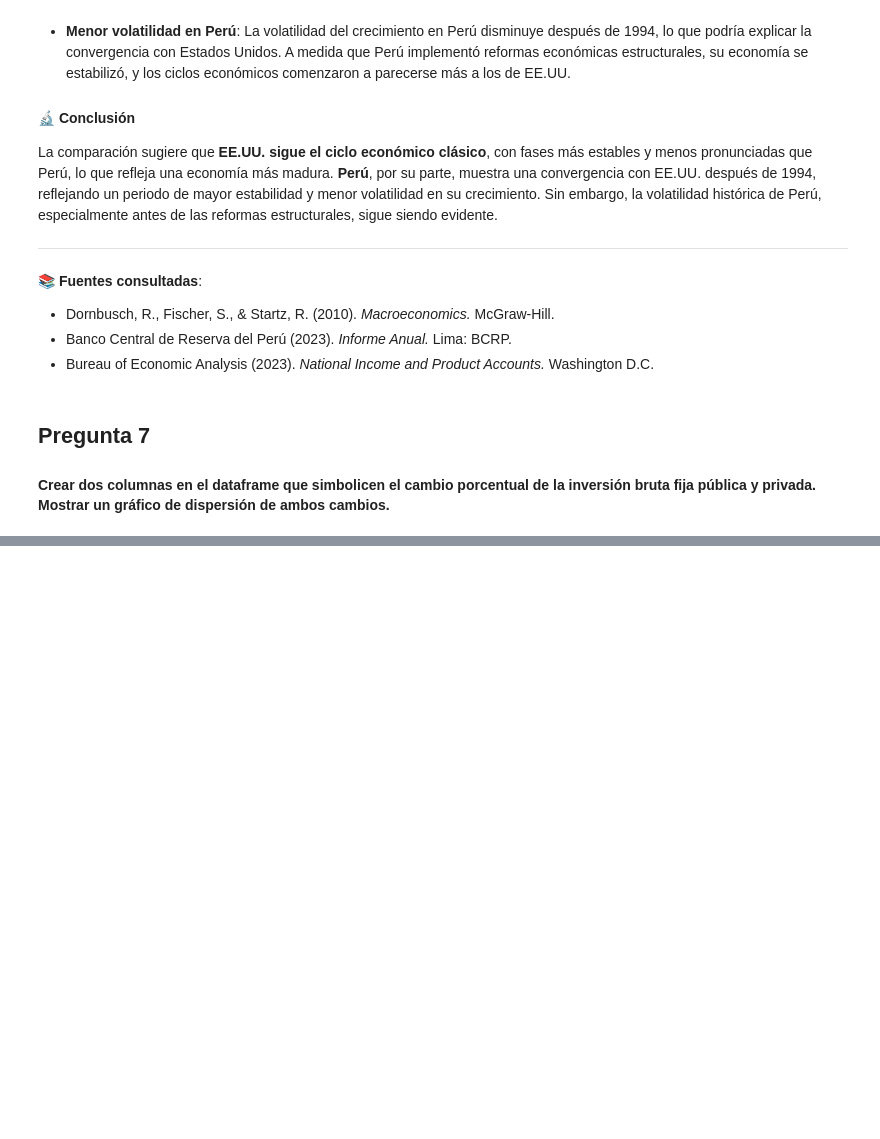
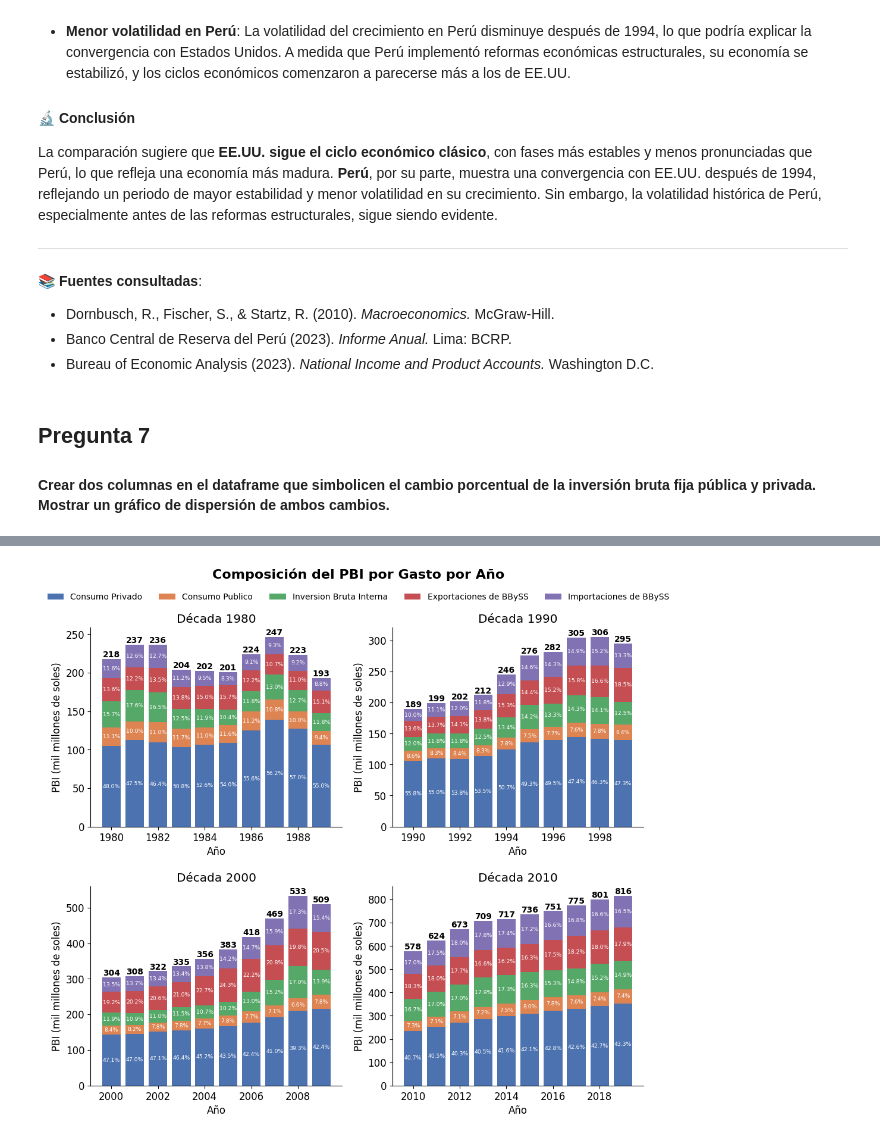
Before and after one commit to Luivelo/Expresate_Peru_con_Datos_2024_Team_GPT, a Jupyter notebook: Proyecto/Storytelling_working_enviroment.ipynb, the cells around one changed output, grey strips where cells are left out. Drawn from its saved outputs; the diff is of its cells as text; code cells hidden in the pictures; blank space fills up the shorter version.

```diff
--- a/Proyecto/Storytelling_working_enviroment.ipynb
+++ b/Proyecto/Storytelling_working_enviroment.ipynb
@@ -591,0 +715,84 @@ La comparación sugiere que **EE.UU. sigue el ciclo económico clásico**, con f
+# %%
+# Filtramos los datos desde 1980
+data_PIB_gasto = data.copy()
+data_PIB_gasto = data_PIB_gasto[(data_PIB_gasto['Año'] >= 1980) & (data_PIB_gasto['Año'] <= 2019)]
+data_PIB_gasto['Año'] = data_PIB_gasto['Año'].astype(int)
+
+# Definir las columnas relevantes para la composición del PBI por gasto
+columns_of_interest = [
+    'Consumo Privado',
+    'Consumo Publico',
+    'Inversion Bruta Interna',
+    'Exportaciones de BBySS',
+    'Importaciones de BBySS'
+]
+
+# Filtrar las columnas de interés
+data_PIB_gasto = data_PIB_gasto[['Año'] + columns_of_interest].astype(int)
+
+# Crear una columna para la década
+data_PIB_gasto['Decada'] = (data_PIB_gasto['Año'] // 10) * 10
+
+# Obtener el número de décadas
+decadas = data_PIB_gasto['Decada'].unique()
+num_decadas = len(decadas)
+
+# Calcular el tamaño de la cuadrícula de subplots
+num_rows = 2
+num_cols = 2
+
+# Crear subplots dinámicamente
+fig, axs = plt.subplots(num_rows, num_cols, figsize=(12, 10))
+
+# Asegurarse de que axs es una matriz 2D
+axs = axs.flatten()
+
+# Usar la paleta de colores "deep"
+colors = sns.color_palette("deep", len(columns_of_interest))
+
+# Iterar sobre cada década y crear un gráfico de barras apiladas
+for i, decada in enumerate(decadas):
+    ax = axs[i]
+    subset = data_PIB_gasto[data_PIB_gasto['Decada'] == decada]
+    subset = subset.set_index('Año')
+    bottom = pd.Series([0] * len(subset), index=subset.index)
+
+    # Calcular el total por año
+    total_per_year = subset[columns_of_interest].sum(axis=1) / 1000  # Dividir por 1000 para mil millones
+
+    for j, gasto in enumerate(columns_of_interest):
+        values = subset[gasto] / 1000  # Dividir por 1000 para mil millones
+        ax.bar(subset.index, values, bottom=bottom, label=gasto, color=colors[j])
+
+        # Calcular el porcentaje de cada franja respecto al total
+        percentage = (values / total_per_year) * 100
+
+        # Añadir el porcentaje dentro de la barra
+        for k, year in enumerate(subset.index):
+            if values.iloc[k] > 0:  # Solo mostrar si hay un valor positivo
+                ax.text(year, bottom.iloc[k] + values.iloc[k] / 2, f'{percentage.iloc[k]:.1f}%',
+                        ha='center', va='center', color='white', fontsize=6.7)
+        bottom += values
+
+    # Añadir el monto total encima de la barra
+    for year in subset.index:
+        ax.text(year, bottom[year], f'{total_per_year[year]:.0f}', ha='center', va='bottom', fontsize=10, fontweight='bold')
+
+    ax.set_title(f'Década {decada}')
+    ax.set_ylabel('PBI (mil millones de soles)')
+    ax.set_xlabel('Año')
+    sns.despine(ax=ax, left=False, bottom=False)
+
+# Añadir el título general
+plt.suptitle('Composición del PBI por Gasto por Año', fontsize=16, fontweight='bold')
+
+# Añadir la leyenda fuera de los subplots
+handles, labels = axs[0].get_legend_handles_labels()
+fig.legend(handles, labels, loc='upper center', ncol=len(columns_of_interest), fontsize='smaller', frameon=False, bbox_to_anchor=(0.5, 0.95))
+
+# Ajustar el layout para dejar espacio para la leyenda y el título
+plt.subplots_adjust(hspace=0.3)
+
+plt.show()
+# %% [output]
+[figure, added]
```
Also changed, not shown: parts of 14 cells of this notebook.
